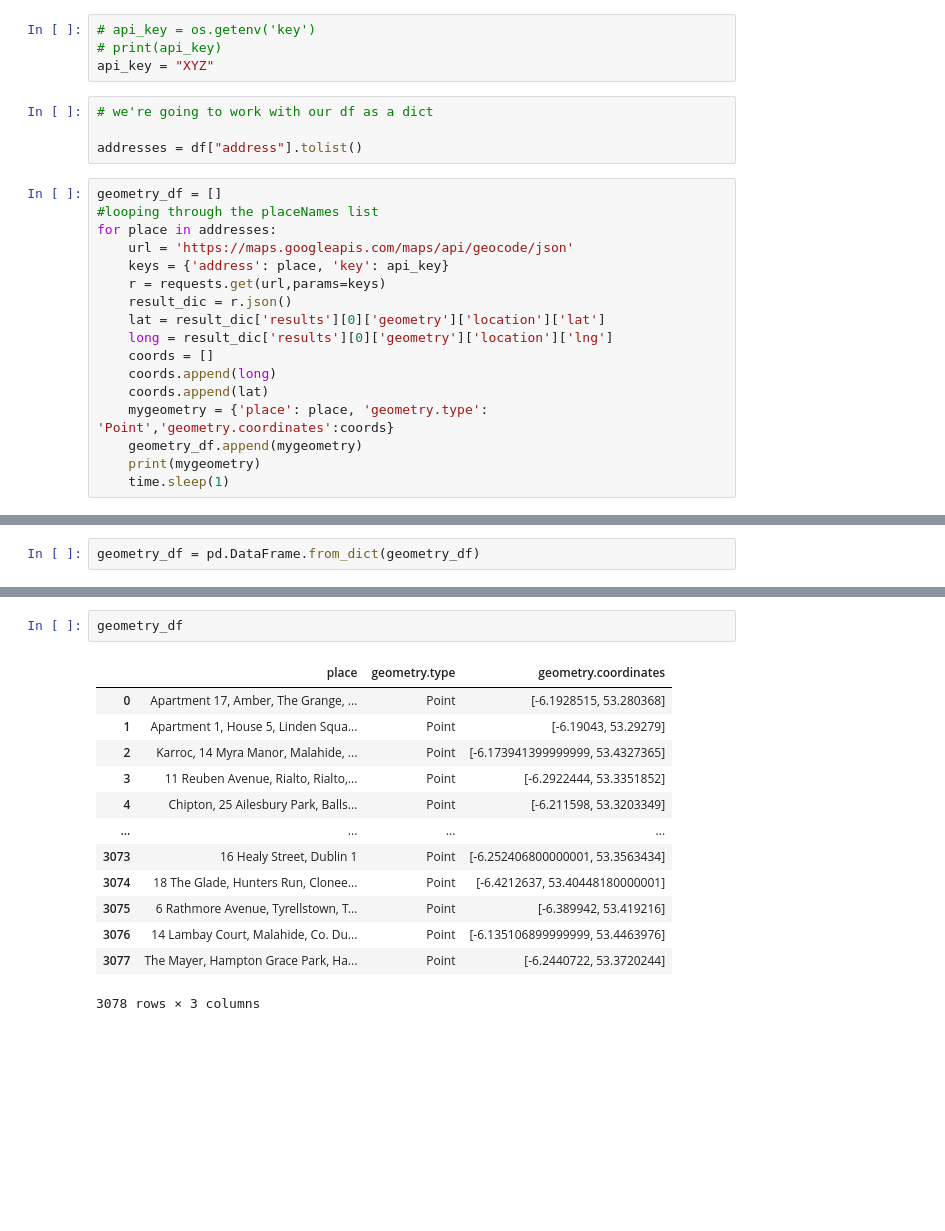
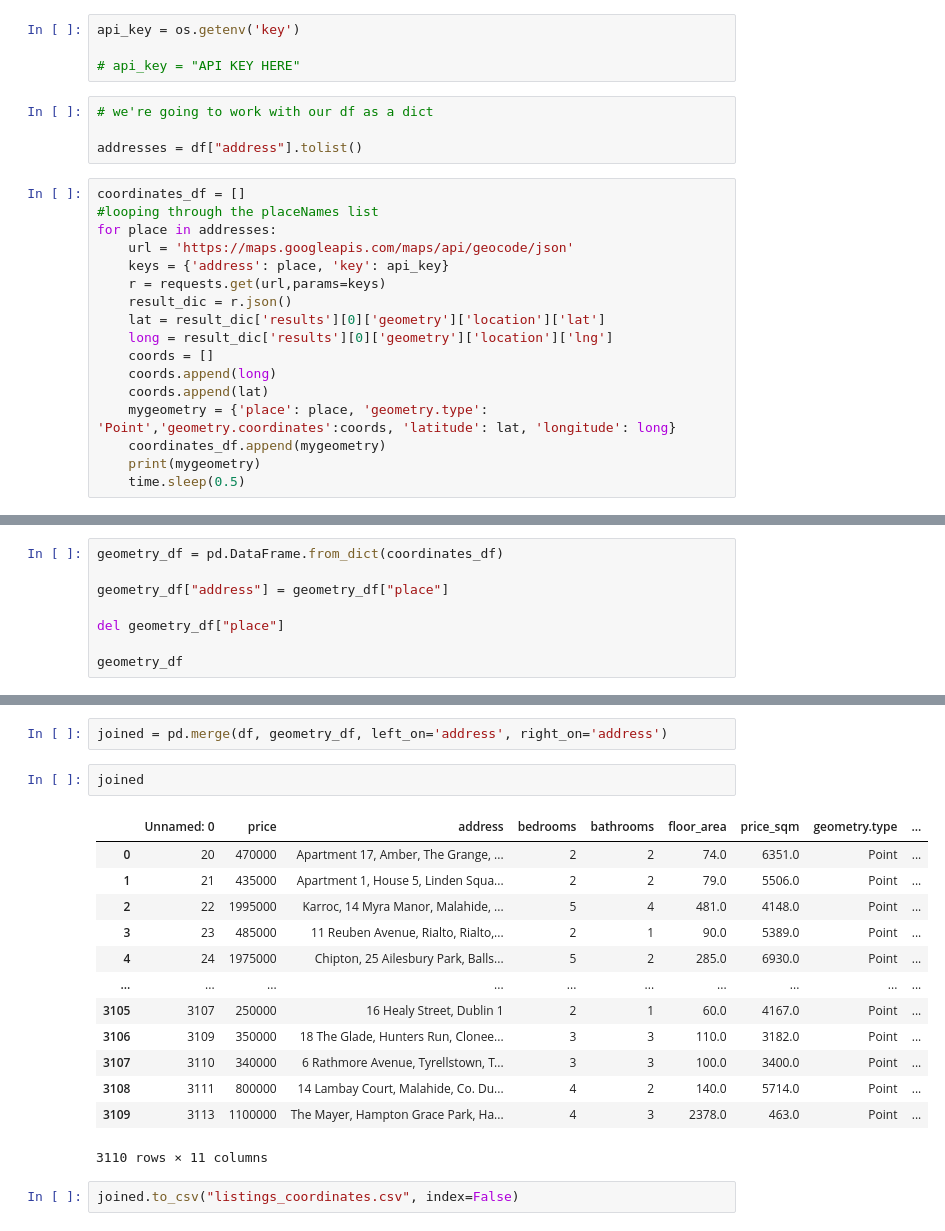
Before and after one commit to kellyawaldron/dub_property_prices, a Jupyter notebook: Cleaning.ipynb, the cells around one changed output, grey strips where cells are left out. Saved outputs shown, nothing was run; the diff lists cells and outputs as text; blank space fills up the shorter version.

```diff
--- a/Cleaning.ipynb
+++ b/Cleaning.ipynb
@@ -100,13 +103,13 @@ import time
 # %%
-# api_key = os.getenv('key')
-# print(api_key)
-api_key = "XYZ"
+api_key = os.getenv('key')
+
+# api_key = "API KEY HERE"
 # %%
 # we're going to work with our df as a dict
 
 addresses = df["address"].tolist()
 # %%
-geometry_df = []
+coordinates_df = []
 #looping through the placeNames list
 for place in addresses:
     url = 'https://maps.googleapis.com/maps/api/geocode/json'
@@ -118,8 +121,8 @@ for place in addresses:
     coords = []
     coords.append(long)
     coords.append(lat)
-    mygeometry = {'place': place, 'geometry.type': 'Point','geometry.coordinates':coords}
-    geometry_df.append(mygeometry)
+    mygeometry = {'place': place, 'geometry.type': 'Point','geometry.coordinates':coords, 'latitude': lat, 'longitude': long}
+    coordinates_df.append(mygeometry)
     print(mygeometry)
-    time.sleep(1)
+    time.sleep(0.5)
 # %% [output]
@@ -159,2 +163,8 @@ backups                map.html
 # %%
-geometry_df = pd.DataFrame.from_dict(geometry_df)
+geometry_df = pd.DataFrame.from_dict(coordinates_df)
+
+geometry_df["address"] = geometry_df["place"]
+
+del geometry_df["place"]
+
+geometry_df
@@ -161,16 +185,20 @@ geometry_df = pd.DataFrame.from_dict(geometry_df)
-# %%
-geometry_df
-# %% [output]
-|  | place | geometry.type | geometry.coordinates |
-| 0 | Apartment 17, Amber, The Grange, ... | Point | [-6.1928515, 53.280368] |
-| 1 | Apartment 1, House 5, Linden Squa... | Point | [-6.19043, 53.29279] |
-| 2 | Karroc, 14 Myra Manor, Malahide, ... | Point | [-6.173941399999999, 53.4327365] |
-| 3 | 11 Reuben Avenue, Rialto, Rialto,... | Point | [-6.2922444, 53.3351852] |
-| 4 | Chipton, 25 Ailesbury Park, Balls... | Point | [-6.211598, 53.3203349] |
-| ... | ... | ... | ... |
-| 3073 | 16 Healy Street, Dublin 1 | Point | [-6.252406800000001, 53.3563434] |
-| 3074 | 18 The Glade, Hunters Run, Clonee... | Point | [-6.4212637, 53.40448180000001] |
-| 3075 | 6 Rathmore Avenue, Tyrellstown, T... | Point | [-6.389942, 53.419216] |
-| 3076 | 14 Lambay Court, Malahide, Co. Du... | Point | [-6.135106899999999, 53.4463976] |
-| 3077 | The Mayer, Hampton Grace Park, Ha... | Point | [-6.2440722, 53.3720244] |
-3078 rows × 3 columns
+# %%
+joined = pd.merge(df, geometry_df, left_on='address', right_on='address')
+# %%
+joined
+# %% [output]
+|  | Unnamed: 0 | price | address | bedrooms | bathrooms | floor_area | price_sqm | geometry.type | ... |
+| 0 | 20 | 470000 | Apartment 17, Amber, The Grange, ... | 2 | 2 | 74.0 | 6351.0 | Point | ... |
+| 1 | 21 | 435000 | Apartment 1, House 5, Linden Squa... | 2 | 2 | 79.0 | 5506.0 | Point | ... |
+| 2 | 22 | 1995000 | Karroc, 14 Myra Manor, Malahide, ... | 5 | 4 | 481.0 | 4148.0 | Point | ... |
+| 3 | 23 | 485000 | 11 Reuben Avenue, Rialto, Rialto,... | 2 | 1 | 90.0 | 5389.0 | Point | ... |
+| 4 | 24 | 1975000 | Chipton, 25 Ailesbury Park, Balls... | 5 | 2 | 285.0 | 6930.0 | Point | ... |
+| ... | ... | ... | ... | ... | ... | ... | ... | ... | ... |
+| 3105 | 3107 | 250000 | 16 Healy Street, Dublin 1 | 2 | 1 | 60.0 | 4167.0 | Point | ... |
+| 3106 | 3109 | 350000 | 18 The Glade, Hunters Run, Clonee... | 3 | 3 | 110.0 | 3182.0 | Point | ... |
+| 3107 | 3110 | 340000 | 6 Rathmore Avenue, Tyrellstown, T... | 3 | 3 | 100.0 | 3400.0 | Point | ... |
+| 3108 | 3111 | 800000 | 14 Lambay Court, Malahide, Co. Du... | 4 | 2 | 140.0 | 5714.0 | Point | ... |
+| 3109 | 3113 | 1100000 | The Mayer, Hampton Grace Park, Ha... | 4 | 3 | 2378.0 | 463.0 | Point | ... |
+3110 rows × 11 columns
+# %%
+joined.to_csv("listings_coordinates.csv", index=False)
```
Also changed, not shown: parts of 13 cells of this notebook, 32 other files.
